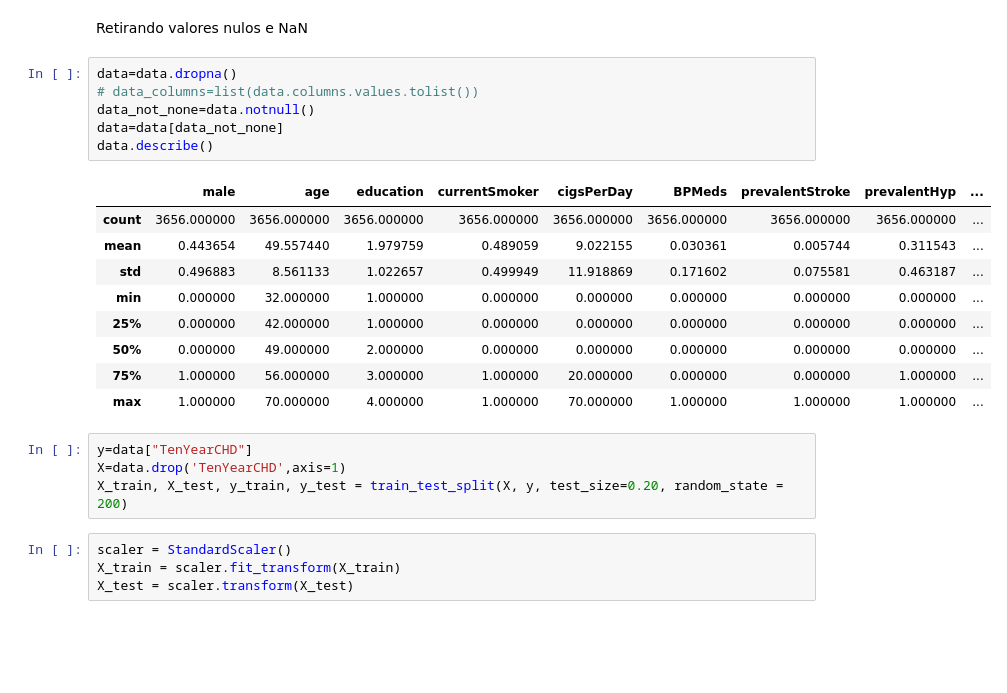
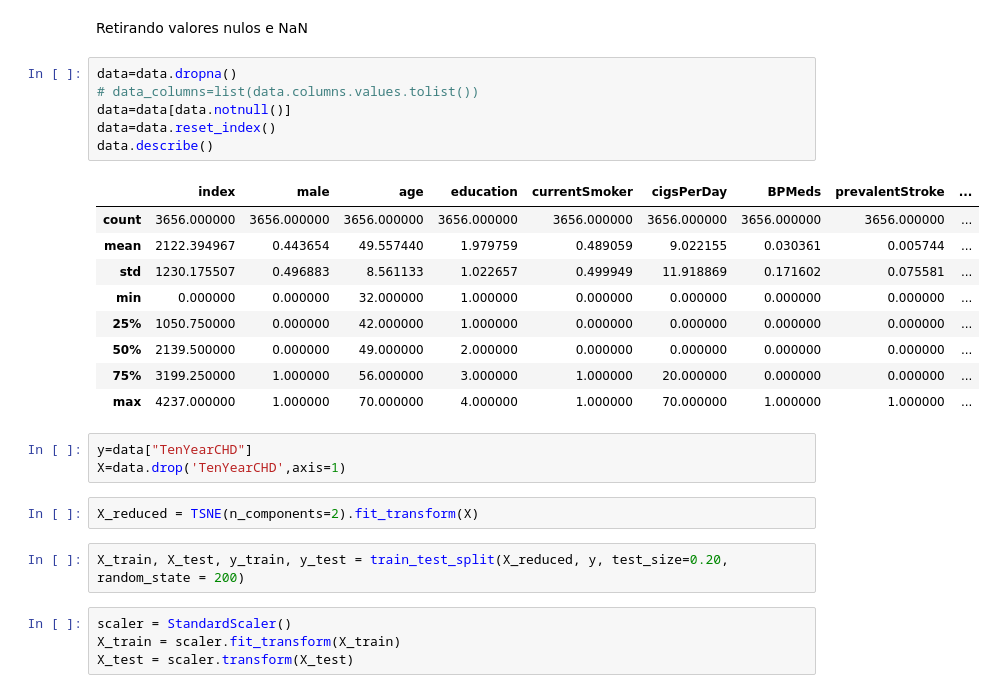
Before and after one commit to ianloron00/ML-project, a Jupyter notebook: P4 - Heart Disease Prediction through SV.ipynb, the cells around one changed output. Drawn from its saved outputs; the diff is of its cells as text; blank space fills up the shorter version.

```diff
--- a/P4 - Heart Disease Prediction through SV.ipynb
+++ b/P4 - Heart Disease Prediction through SV.ipynb
@@ -46,23 +87,26 @@ Retirando valores nulos e NaN
 # %%
 data=data.dropna()
 # data_columns=list(data.columns.values.tolist())
-data_not_none=data.notnull()
-data=data[data_not_none]
+data=data[data.notnull()]
+data=data.reset_index()
 data.describe()
 # %% [output]
-|  | male | age | education | currentSmoker | cigsPerDay | BPMeds | prevalentStroke | prevalentHyp | ... |
+|  | index | male | age | education | currentSmoker | cigsPerDay | BPMeds | prevalentStroke | ... |
 | count | 3656.000000 | 3656.000000 | 3656.000000 | 3656.000000 | 3656.000000 | 3656.000000 | 3656.000000 | 3656.000000 | ... |
-| mean | 0.443654 | 49.557440 | 1.979759 | 0.489059 | 9.022155 | 0.030361 | 0.005744 | 0.311543 | ... |
-| std | 0.496883 | 8.561133 | 1.022657 | 0.499949 | 11.918869 | 0.171602 | 0.075581 | 0.463187 | ... |
-| min | 0.000000 | 32.000000 | 1.000000 | 0.000000 | 0.000000 | 0.000000 | 0.000000 | 0.000000 | ... |
-| 25% | 0.000000 | 42.000000 | 1.000000 | 0.000000 | 0.000000 | 0.000000 | 0.000000 | 0.000000 | ... |
-| 50% | 0.000000 | 49.000000 | 2.000000 | 0.000000 | 0.000000 | 0.000000 | 0.000000 | 0.000000 | ... |
-| 75% | 1.000000 | 56.000000 | 3.000000 | 1.000000 | 20.000000 | 0.000000 | 0.000000 | 1.000000 | ... |
-| max | 1.000000 | 70.000000 | 4.000000 | 1.000000 | 70.000000 | 1.000000 | 1.000000 | 1.000000 | ... |
+| mean | 2122.394967 | 0.443654 | 49.557440 | 1.979759 | 0.489059 | 9.022155 | 0.030361 | 0.005744 | ... |
+| std | 1230.175507 | 0.496883 | 8.561133 | 1.022657 | 0.499949 | 11.918869 | 0.171602 | 0.075581 | ... |
+| min | 0.000000 | 0.000000 | 32.000000 | 1.000000 | 0.000000 | 0.000000 | 0.000000 | 0.000000 | ... |
+| 25% | 1050.750000 | 0.000000 | 42.000000 | 1.000000 | 0.000000 | 0.000000 | 0.000000 | 0.000000 | ... |
+| 50% | 2139.500000 | 0.000000 | 49.000000 | 2.000000 | 0.000000 | 0.000000 | 0.000000 | 0.000000 | ... |
+| 75% | 3199.250000 | 1.000000 | 56.000000 | 3.000000 | 1.000000 | 20.000000 | 0.000000 | 0.000000 | ... |
+| max | 4237.000000 | 1.000000 | 70.000000 | 4.000000 | 1.000000 | 70.000000 | 1.000000 | 1.000000 | ... |
+# %%
+y=data["TenYearCHD"]
+X=data.drop('TenYearCHD',axis=1)
+# %%
+X_reduced = TSNE(n_components=2).fit_transform(X)
 # %%
-y=data["TenYearCHD"]
-X=data.drop('TenYearCHD',axis=1)
-X_train, X_test, y_train, y_test = train_test_split(X, y, test_size=0.20, random_state = 200)
+X_train, X_test, y_train, y_test = train_test_split(X_reduced, y, test_size=0.20, random_state = 200)
 # %%
 scaler = StandardScaler()
 X_train = scaler.fit_transform(X_train)
```
Also changed, not shown: parts of 7 cells of this notebook.
